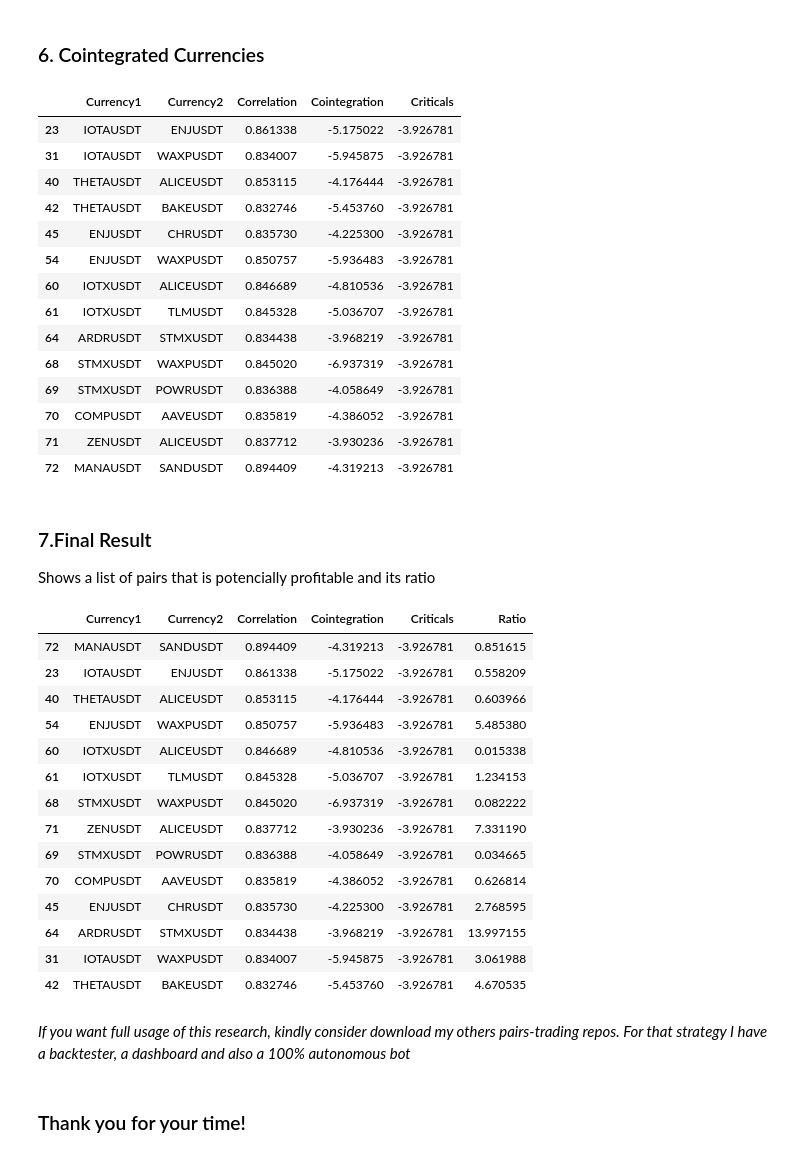
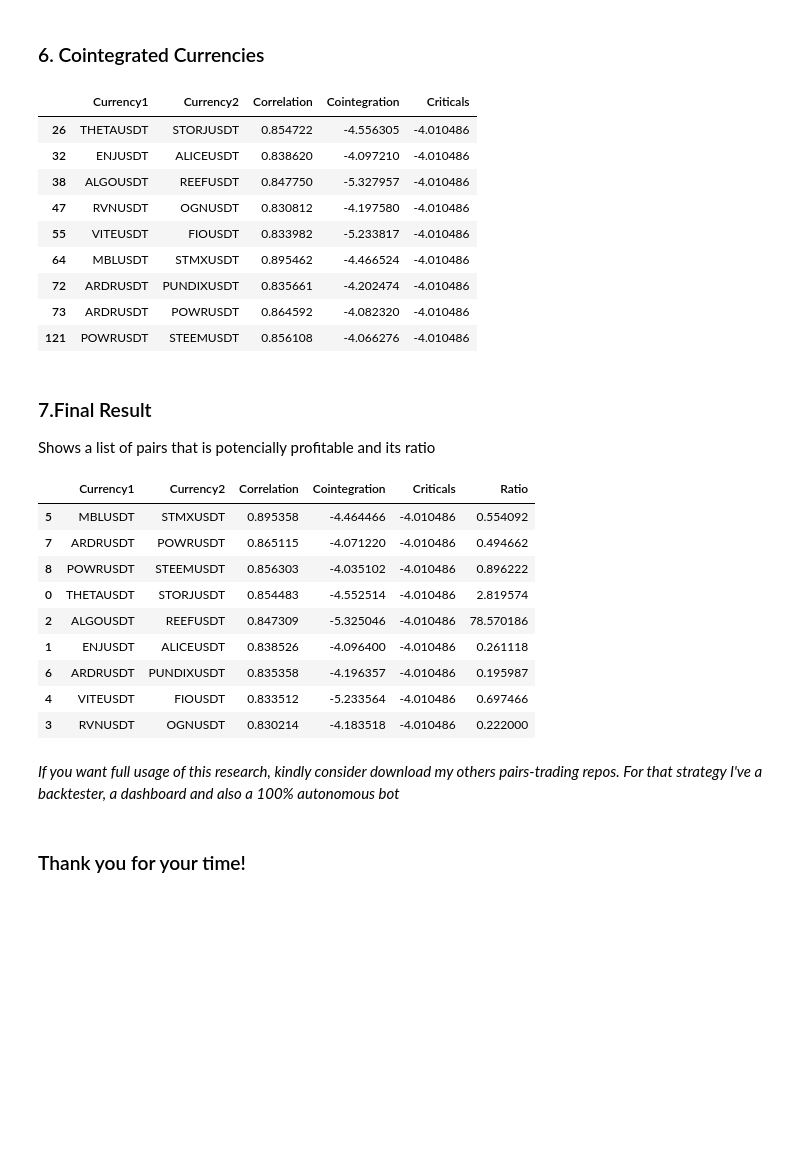
Before and after one commit to Algo-Tradings/pairs-trading-research, a Jupyter notebook: researcher.ipynb, the cells around one changed output. Saved outputs shown, nothing was run; the diff lists cells and outputs as text; code cells hidden in the pictures; blank space fills up the shorter version.

```diff
--- a/researcher.ipynb
+++ b/researcher.ipynb
@@ -89,48 +99,38 @@ corr_df
 # %% [markdown]
 <h3>6. Cointegrated Currencies </h3>
 # %%
-coint_df = Cointegration().get_cointegration(corr_df, useful_df)
+coint_df = Cointegration().get_cointegration()
 coint_df
 # %% [output]
 |  | Currency1 | Currency2 | Correlation | Cointegration | Criticals |
-| 23 | IOTAUSDT | ENJUSDT | 0.861338 | -5.175022 | -3.926781 |
-| 31 | IOTAUSDT | WAXPUSDT | 0.834007 | -5.945875 | -3.926781 |
-| 40 | THETAUSDT | ALICEUSDT | 0.853115 | -4.176444 | -3.926781 |
-| 42 | THETAUSDT | BAKEUSDT | 0.832746 | -5.453760 | -3.926781 |
-| 45 | ENJUSDT | CHRUSDT | 0.835730 | -4.225300 | -3.926781 |
-| 54 | ENJUSDT | WAXPUSDT | 0.850757 | -5.936483 | -3.926781 |
-| 60 | IOTXUSDT | ALICEUSDT | 0.846689 | -4.810536 | -3.926781 |
-| 61 | IOTXUSDT | TLMUSDT | 0.845328 | -5.036707 | -3.926781 |
-| 64 | ARDRUSDT | STMXUSDT | 0.834438 | -3.968219 | -3.926781 |
-| 68 | STMXUSDT | WAXPUSDT | 0.845020 | -6.937319 | -3.926781 |
-| 69 | STMXUSDT | POWRUSDT | 0.836388 | -4.058649 | -3.926781 |
-| 70 | COMPUSDT | AAVEUSDT | 0.835819 | -4.386052 | -3.926781 |
-| 71 | ZENUSDT | ALICEUSDT | 0.837712 | -3.930236 | -3.926781 |
-| 72 | MANAUSDT | SANDUSDT | 0.894409 | -4.319213 | -3.926781 |
+| 26 | THETAUSDT | STORJUSDT | 0.854722 | -4.556305 | -4.010486 |
+| 32 | ENJUSDT | ALICEUSDT | 0.838620 | -4.097210 | -4.010486 |
+| 38 | ALGOUSDT | REEFUSDT | 0.847750 | -5.327957 | -4.010486 |
+| 47 | RVNUSDT | OGNUSDT | 0.830812 | -4.197580 | -4.010486 |
+| 55 | VITEUSDT | FIOUSDT | 0.833982 | -5.233817 | -4.010486 |
+| 64 | MBLUSDT | STMXUSDT | 0.895462 | -4.466524 | -4.010486 |
+| 72 | ARDRUSDT | PUNDIXUSDT | 0.835661 | -4.202474 | -4.010486 |
+| 73 | ARDRUSDT | POWRUSDT | 0.864592 | -4.082320 | -4.010486 |
+| 121 | POWRUSDT | STEEMUSDT | 0.856108 | -4.066276 | -4.010486 |
 # %% [markdown]
 <h3>7.Final Result</h3>
 Shows a list of pairs that is potencially profitable and its ratio
 # %%
-final_df = Ratio().get_ratio(coint_df)
+final_df = Ratio().get_ratio()
 final_df
 # %% [output]
 |  | Currency1 | Currency2 | Correlation | Cointegration | Criticals | Ratio |
-| 72 | MANAUSDT | SANDUSDT | 0.894409 | -4.319213 | -3.926781 | 0.851615 |
-| 23 | IOTAUSDT | ENJUSDT | 0.861338 | -5.175022 | -3.926781 | 0.558209 |
-| 40 | THETAUSDT | ALICEUSDT | 0.853115 | -4.176444 | -3.926781 | 0.603966 |
-| 54 | ENJUSDT | WAXPUSDT | 0.850757 | -5.936483 | -3.926781 | 5.485380 |
-| 60 | IOTXUSDT | ALICEUSDT | 0.846689 | -4.810536 | -3.926781 | 0.015338 |
-| 61 | IOTXUSDT | TLMUSDT | 0.845328 | -5.036707 | -3.926781 | 1.234153 |
-| 68 | STMXUSDT | WAXPUSDT | 0.845020 | -6.937319 | -3.926781 | 0.082222 |
-| 71 | ZENUSDT | ALICEUSDT | 0.837712 | -3.930236 | -3.926781 | 7.331190 |
-| 69 | STMXUSDT | POWRUSDT | 0.836388 | -4.058649 | -3.926781 | 0.034665 |
-| 70 | COMPUSDT | AAVEUSDT | 0.835819 | -4.386052 | -3.926781 | 0.626814 |
-| 45 | ENJUSDT | CHRUSDT | 0.835730 | -4.225300 | -3.926781 | 2.768595 |
-| 64 | ARDRUSDT | STMXUSDT | 0.834438 | -3.968219 | -3.926781 | 13.997155 |
-| 31 | IOTAUSDT | WAXPUSDT | 0.834007 | -5.945875 | -3.926781 | 3.061988 |
-| 42 | THETAUSDT | BAKEUSDT | 0.832746 | -5.453760 | -3.926781 | 4.670535 |
+| 5 | MBLUSDT | STMXUSDT | 0.895358 | -4.464466 | -4.010486 | 0.554092 |
+| 7 | ARDRUSDT | POWRUSDT | 0.865115 | -4.071220 | -4.010486 | 0.494662 |
+| 8 | POWRUSDT | STEEMUSDT | 0.856303 | -4.035102 | -4.010486 | 0.896222 |
+| 0 | THETAUSDT | STORJUSDT | 0.854483 | -4.552514 | -4.010486 | 2.819574 |
+| 2 | ALGOUSDT | REEFUSDT | 0.847309 | -5.325046 | -4.010486 | 78.570186 |
+| 1 | ENJUSDT | ALICEUSDT | 0.838526 | -4.096400 | -4.010486 | 0.261118 |
+| 6 | ARDRUSDT | PUNDIXUSDT | 0.835358 | -4.196357 | -4.010486 | 0.195987 |
+| 4 | VITEUSDT | FIOUSDT | 0.833512 | -5.233564 | -4.010486 | 0.697466 |
+| 3 | RVNUSDT | OGNUSDT | 0.830214 | -4.183518 | -4.010486 | 0.222000 |
 # %% [markdown]
 <i>If you want full usage of this research, kindly consider download my others pairs-trading repos.
-For that strategy I have a backtester, a dashboard and also a 100% autonomous bot</i>
+For that strategy I've a backtester, a dashboard and also a 100% autonomous bot</i>
 # %% [markdown]
 <h3>Thank you for your time!</h3>
```
Also changed, not shown: parts of 7 cells of this notebook, 12 other files.
